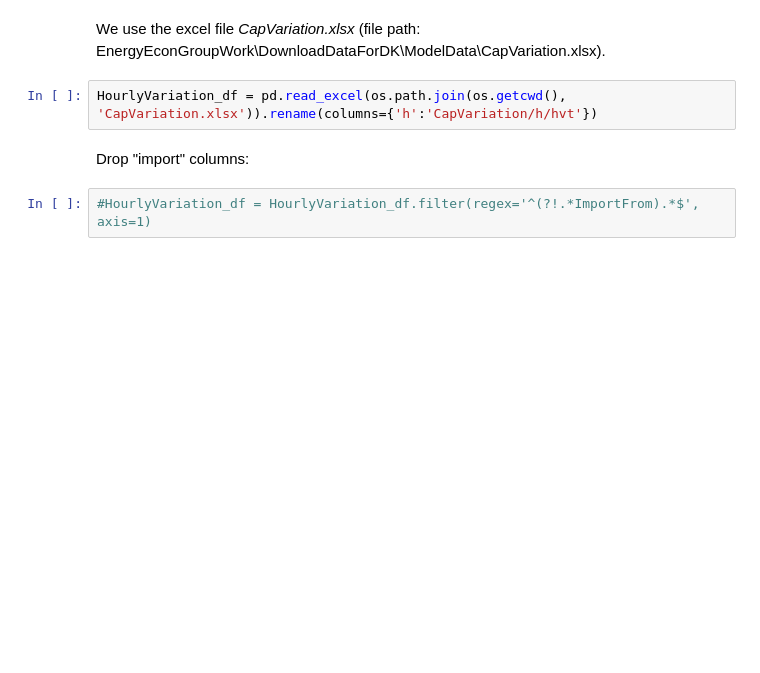
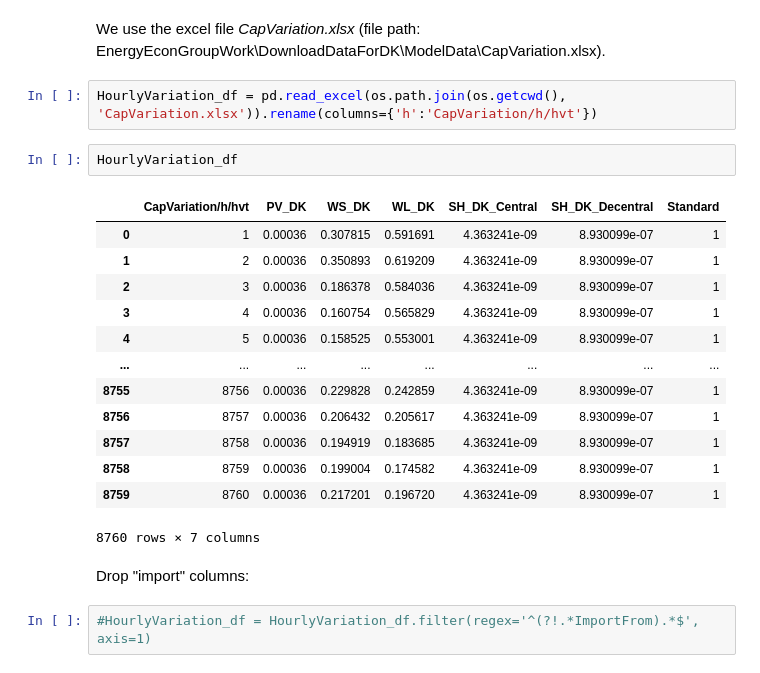
Before and after one commit to marcherger/EnergyEconGroupWork, a Jupyter notebook: DownloadDataForDK/ModelData/0_Construct_Final_Dataset.ipynb, the cells around one changed output. Drawn from its saved outputs; the diff is of its cells as text; blank space fills up the shorter version.

```diff
--- a/DownloadDataForDK/ModelData/0_Construct_Final_Dataset.ipynb
+++ b/DownloadDataForDK/ModelData/0_Construct_Final_Dataset.ipynb
@@ -785,6 +1093,22 @@ StorageMaps_df.to_excel(os.path.join(output_dir,'StorageMaps.xlsx'),sheet_name='
 We use the excel file *CapVariation.xlsx* (file path: EnergyEconGroupWork\DownloadDataForDK\ModelData\CapVariation.xlsx).
 # %%
 HourlyVariation_df = pd.read_excel(os.path.join(os.getcwd(), 'CapVariation.xlsx')).rename(columns={'h':'CapVariation/h/hvt'})
+# %%
+HourlyVariation_df
+# %% [output]
+|  | CapVariation/h/hvt | PV_DK | WS_DK | WL_DK | SH_DK_Central | SH_DK_Decentral | Standard |
+| 0 | 1 | 0.00036 | 0.307815 | 0.591691 | 4.363241e-09 | 8.930099e-07 | 1 |
+| 1 | 2 | 0.00036 | 0.350893 | 0.619209 | 4.363241e-09 | 8.930099e-07 | 1 |
+| 2 | 3 | 0.00036 | 0.186378 | 0.584036 | 4.363241e-09 | 8.930099e-07 | 1 |
+| 3 | 4 | 0.00036 | 0.160754 | 0.565829 | 4.363241e-09 | 8.930099e-07 | 1 |
+| 4 | 5 | 0.00036 | 0.158525 | 0.553001 | 4.363241e-09 | 8.930099e-07 | 1 |
+| ... | ... | ... | ... | ... | ... | ... | ... |
+| 8755 | 8756 | 0.00036 | 0.229828 | 0.242859 | 4.363241e-09 | 8.930099e-07 | 1 |
+| 8756 | 8757 | 0.00036 | 0.206432 | 0.205617 | 4.363241e-09 | 8.930099e-07 | 1 |
+| 8757 | 8758 | 0.00036 | 0.194919 | 0.183685 | 4.363241e-09 | 8.930099e-07 | 1 |
+| 8758 | 8759 | 0.00036 | 0.199004 | 0.174582 | 4.363241e-09 | 8.930099e-07 | 1 |
+| 8759 | 8760 | 0.00036 | 0.217201 | 0.196720 | 4.363241e-09 | 8.930099e-07 | 1 |
+8760 rows × 7 columns
 # %% [markdown]
 Drop "import" columns:
 # %%
```
Also changed, not shown: parts of 93 cells of this notebook, 16 other files.
